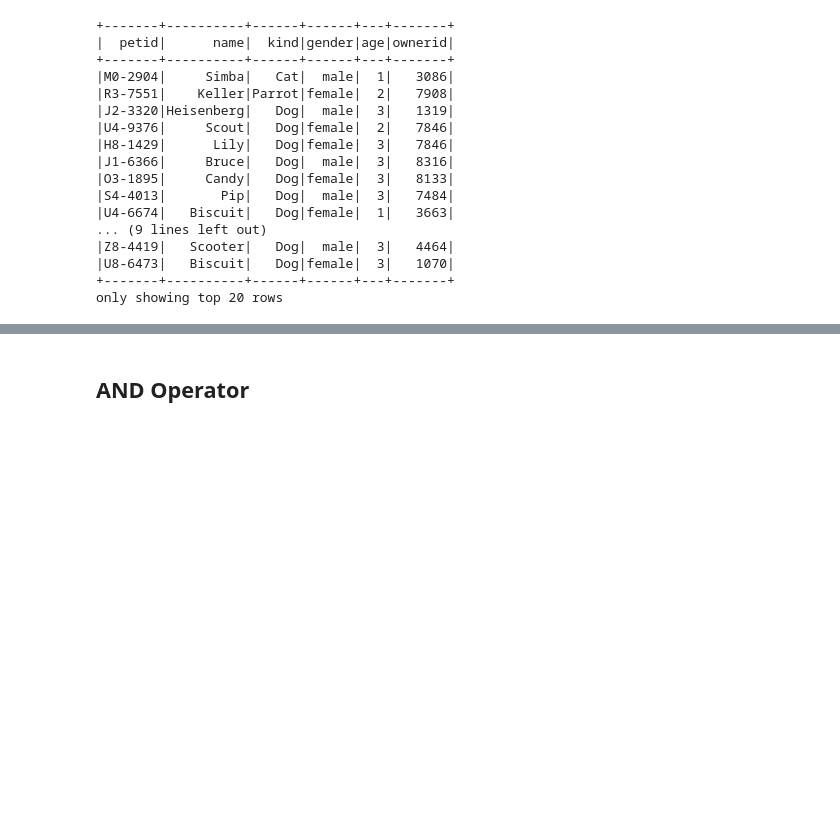
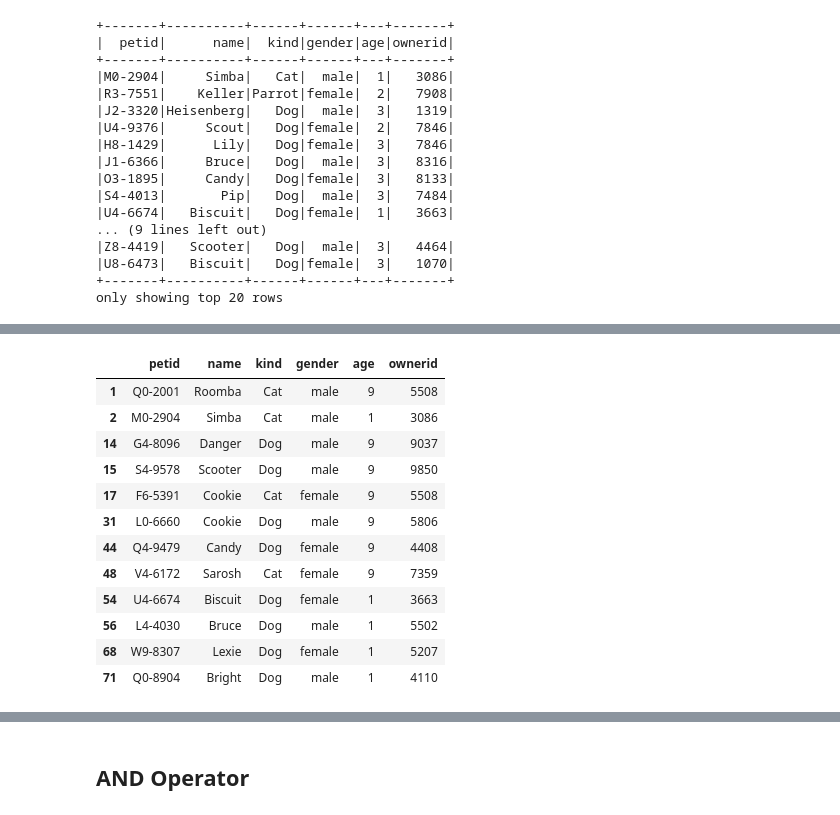
Before and after one commit to neilscholtz/PySpark-Pandas-PostgreSQL-Querying, a Jupyter notebook: PySpark - Pandas - SQL.ipynb, the cells around one changed output, grey strips where cells are left out. Saved outputs shown, nothing was run; the diff lists cells and outputs as text; code cells hidden in the pictures; blank space fills up the shorter version.

```diff
--- a/PySpark - Pandas - SQL.ipynb
+++ b/PySpark - Pandas - SQL.ipynb
@@ -712,0 +736,17 @@ only showing top 20 rows
+# %%
+# Pandas
+pd_pets[pd_pets['age'].isin([1,9])]
+# %% [output]
+|  | petid | name | kind | gender | age | ownerid |
+| 1 | Q0-2001 | Roomba | Cat | male | 9 | 5508 |
+| 2 | M0-2904 | Simba | Cat | male | 1 | 3086 |
+| 14 | G4-8096 | Danger | Dog | male | 9 | 9037 |
+| 15 | S4-9578 | Scooter | Dog | male | 9 | 9850 |
+| 17 | F6-5391 | Cookie | Cat | female | 9 | 5508 |
+| 31 | L0-6660 | Cookie | Dog | male | 9 | 5806 |
+| 44 | Q4-9479 | Candy | Dog | female | 9 | 4408 |
+| 48 | V4-6172 | Sarosh | Cat | female | 9 | 7359 |
+| 54 | U4-6674 | Biscuit | Dog | female | 1 | 3663 |
+| 56 | L4-4030 | Bruce | Dog | male | 1 | 5502 |
+| 68 | W9-8307 | Lexie | Dog | female | 1 | 5207 |
+| 71 | Q0-8904 | Bright | Dog | male | 1 | 4110 |
```
Also changed, not shown: parts of 6 cells of this notebook.
